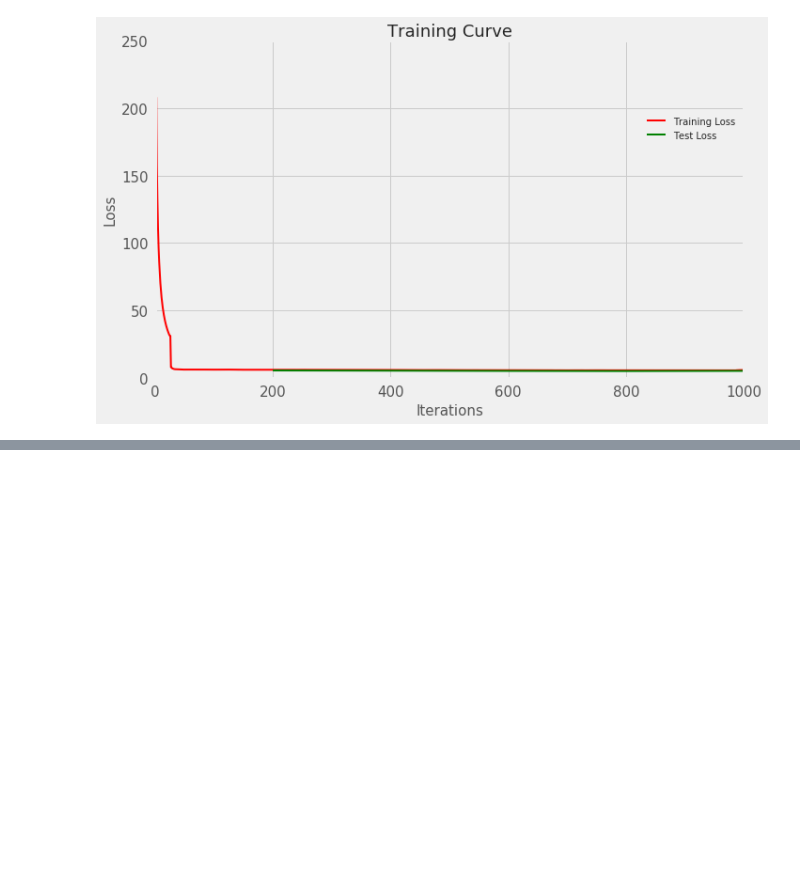
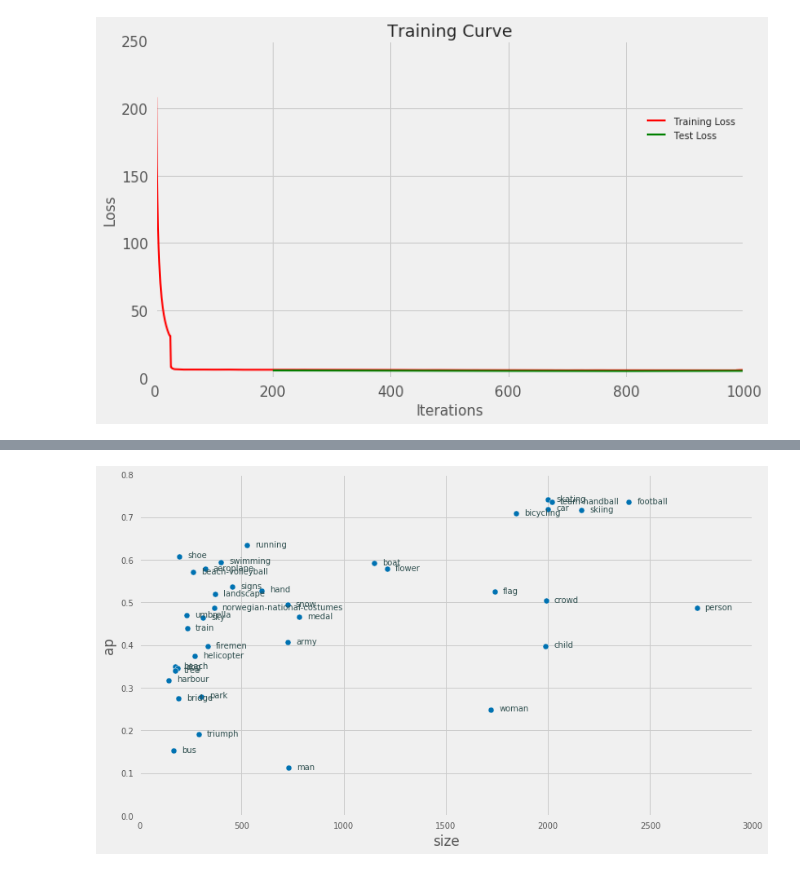
Before and after one commit to uvNikita/master-thesis-src, a Jupyter notebook: notebooks/testing/testing.ipynb, the cells around one changed output, grey strips where cells are left out. Saved outputs shown, nothing was run; the diff lists cells and outputs as text; code cells hidden in the pictures; blank space fills up the shorter version.

```diff
--- a/notebooks/testing/testing.ipynb
+++ b/notebooks/testing/testing.ipynb
@@ -253,0 +290,12 @@ show_training_curve(log_path)
+# %%
+sgd_ax = sgd_ap_df.plot('size', 'ap', kind='scatter', s=50, figsize=(12,7))
+def annotate_df(row):
+    sgd_ax.annotate(row.name, (row['size'], row['ap']),
+                xytext=(10,-2),
+                textcoords='offset points',
+                size=10,
+                color='darkslategrey')
+
+_ = sgd_ap_df.apply(annotate_df, axis=1) # with labels
+# %% [output]
+[figure, added]
```
Also changed, not shown: parts of 11 cells of this notebook, 1 other file.
